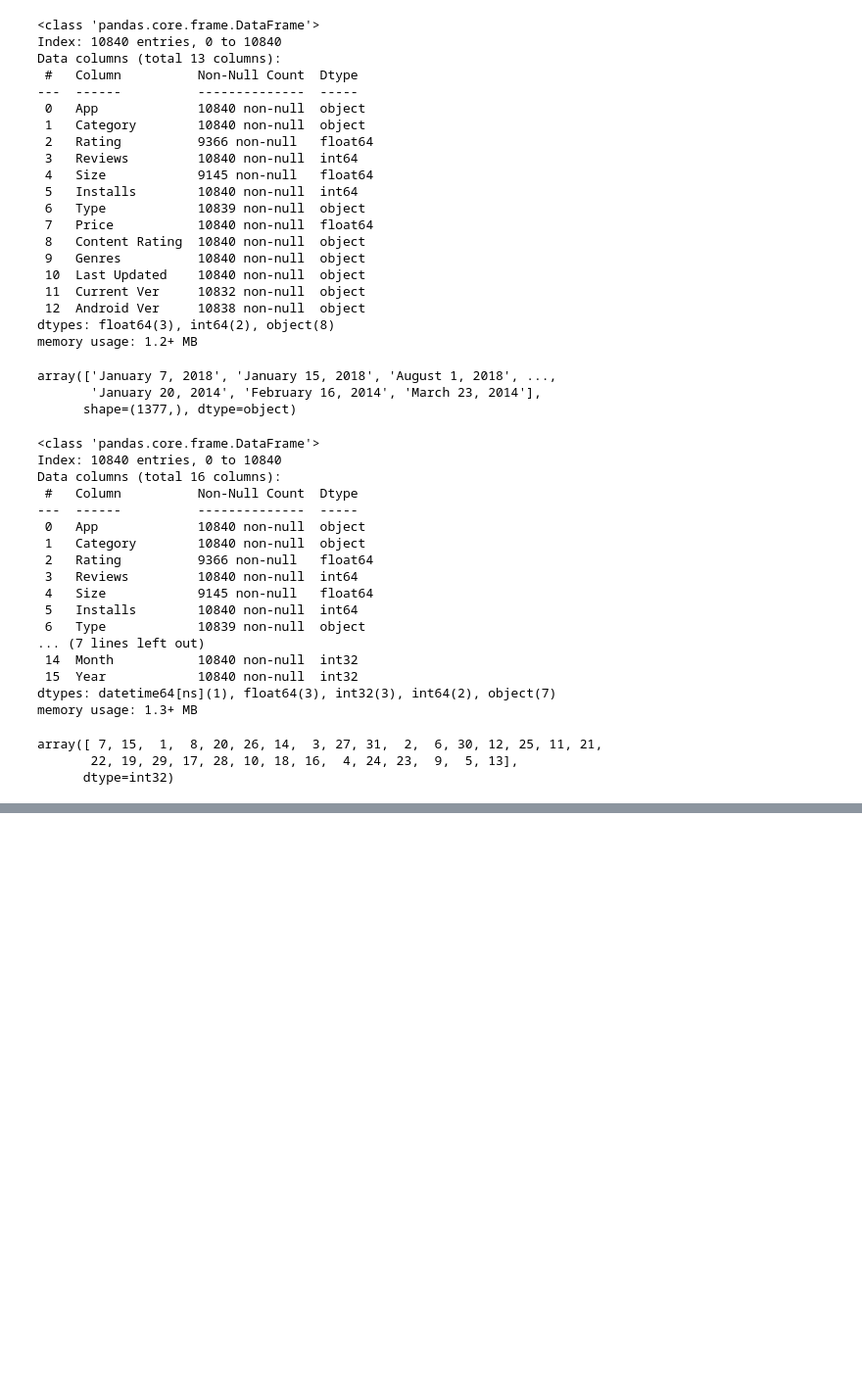
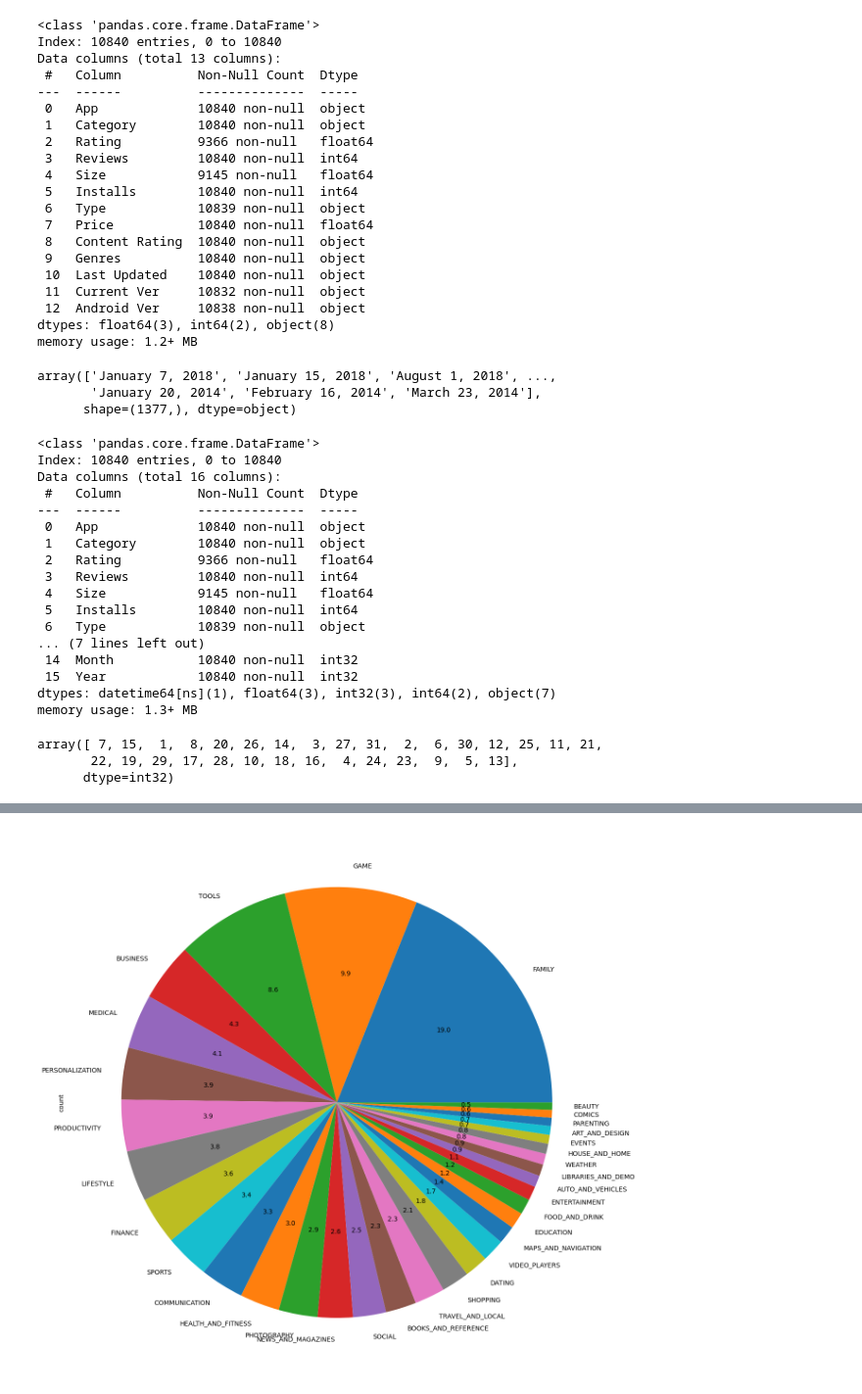
Before and after one commit to fahim-506/eda-with-python, a Jupyter notebook: notebooks/eda_feature_eng/gplay_store_dataset.ipynb, the cells around one changed output, grey strips where cells are left out. Shown: that part at 98% size. Cells and saved outputs as stored; diff of their text form; code cells hidden in the pictures; blank space fills up the shorter version.

```diff
--- a/notebooks/eda_feature_eng/gplay_store_dataset.ipynb
+++ b/notebooks/eda_feature_eng/gplay_store_dataset.ipynb
@@ -320,0 +431,5 @@ df_copy.to_csv('Play_Store_cleaned.csv')
+# %%
+df_copy['Category'].value_counts().plot.pie(y=df_copy['Category'],figsize=(15,16),autopct='%1.1f')
+plt.show()
+# %% [output]
+[figure, added]
```
Also changed, not shown: parts of 30 cells of this notebook.
